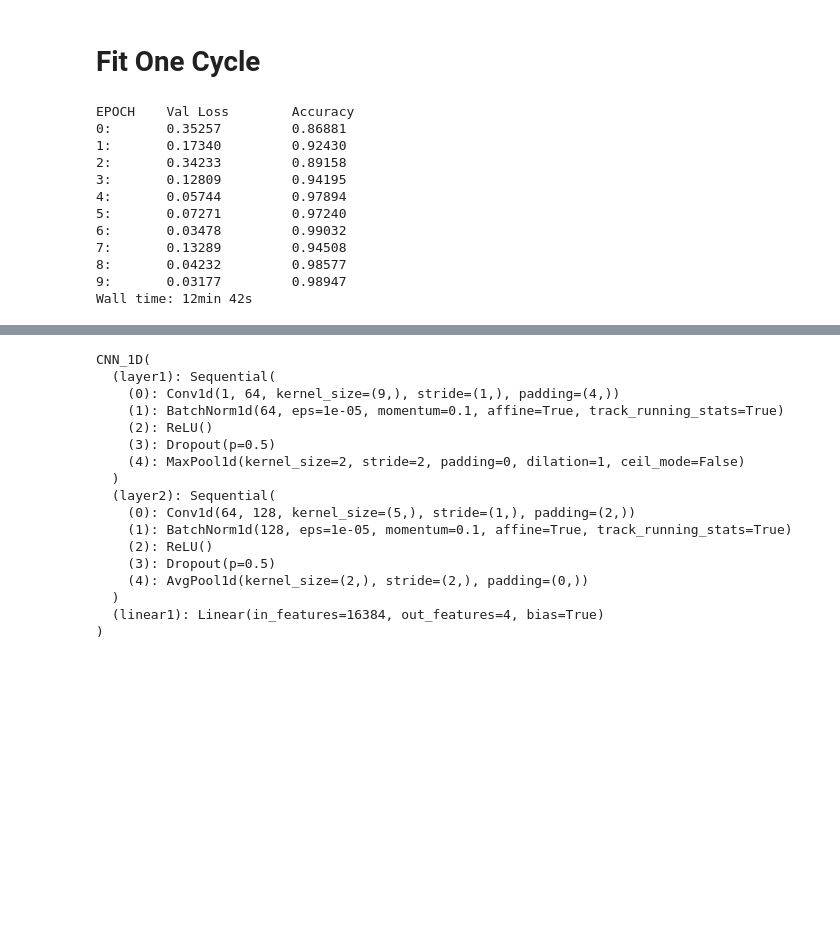
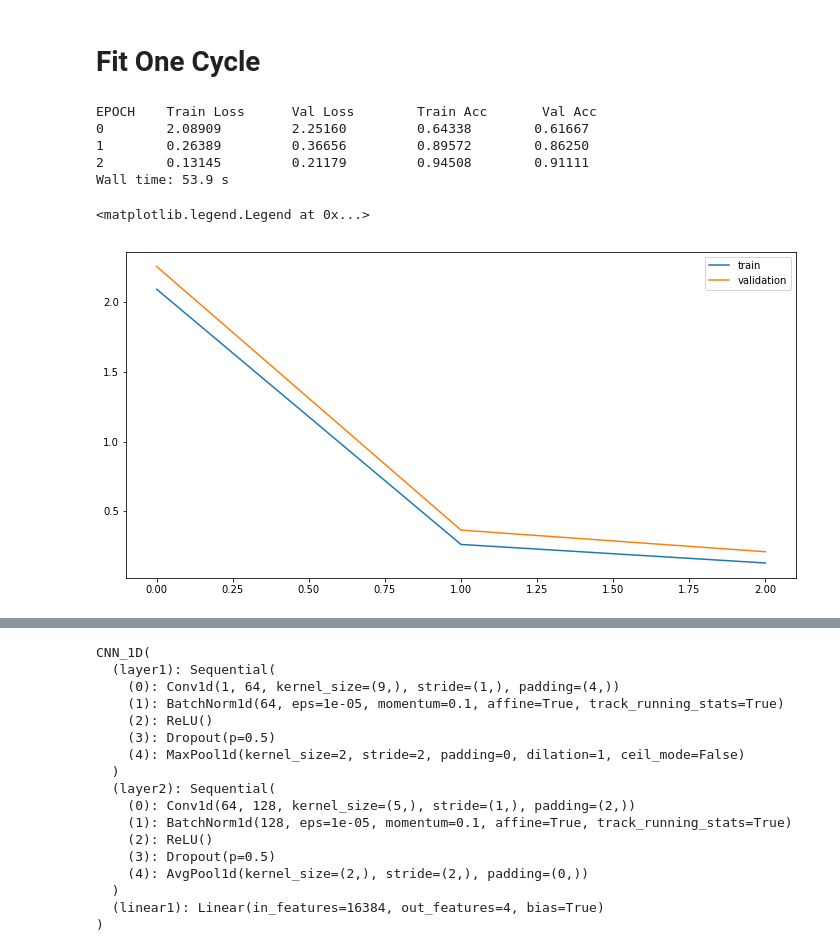
Before and after one commit to XiongMeijing/CWRU-1, a Jupyter notebook: CWRU_Dataset.ipynb, the cells around one changed output, grey strips where cells are left out. Drawn from its saved outputs; the diff is of its cells as text; code cells hidden in the pictures; blank space fills up the shorter version.

```diff
--- a/CWRU_Dataset.ipynb
+++ b/CWRU_Dataset.ipynb
@@ -362,9 +65,13 @@ class CNN_1D(nn.Module):
 # %% [markdown]
 # Train Test Split
 # %%
-df_all = get_df_all(normal_path, DE_path, segment_length=5000, normalize=True)
+df_all = get_df_all(normal_path, DE_path, segment_length=500, normalize=True)
 features = df_all.columns[2:]
 target = 'label'
+# %%
+subsample_size = len(df_all) // 5
+subsample_idx = np.random.permutation(len(df_all))[:subsample_size]
+df_all = df_all.iloc[subsample_idx]
 # %%
 X_train, X_valid, y_train, y_valid = train_test_split(df_all[features],
                                                       df_all[target],
@@ -475,28 +172,21 @@ print(len(y_valid))
 # %% [markdown]
 # Fit One Cycle
 # %%
-lr = 0.03
-bs = 64
+lr = 0.01
+# bs = 64
 wd = 1e-5
-epochs = 10
+epochs = 3
 loss_func = CrossEntropyLoss()
-onecycle = OneCycle(int(len(X_train) * epochs / bs), lr, prcnt=10, momentum_vals=(0.95, 0.8))
+onecycle = OneCycle(int(len(X_train) * epochs / bs), lr, prcnt=10, div=25, momentum_vals=(0.95, 0.8))
 # %%
 %%time
-model = CNN_1D(len(features))
-opt = optim.SGD(model.parameters(), lr=lr/10, momentum=0.95, weight_decay=wd)
-# opt = optim.Adam(model.parameters(), lr=lr, betas=(0.9, 0.999), weight_decay=wd)
-model = fit_one_cycle(epochs, model, loss_func, opt, train_dl, valid_dl, onecycle)
+model = nn_model.CNN_1D_2L(len(features))
+# opt = optim.SGD(model.parameters(), lr=lr/10, momentum=0.95, weight_decay=wd)
+opt = optim.Adam(model.parameters(), lr=lr/10, betas=(0.9, 0.999), weight_decay=wd)
+model, metrics = fit(epochs, model, loss_func, opt, train_dl, valid_dl, one_cycle=onecycle, train_metric=True)
 # %% [output]
-EPOCH    Val Loss        Accuracy
-0:       0.35257         0.86881
-1:       0.17340         0.92430
-2:       0.34233         0.89158
-3:       0.12809         0.94195
-4:       0.05744         0.97894
-5:       0.07271         0.97240
-6:       0.03478         0.99032
-7:       0.13289         0.94508
-8:       0.04232         0.98577
-9:       0.03177         0.98947
-Wall time: 12min 42s
+EPOCH    Train Loss      Val Loss        Train Acc       Val Acc
+0        2.08909         2.25160         0.64338        0.61667
+1        0.26389         0.36656         0.89572        0.86250
+2        0.13145         0.21179         0.94508        0.91111
+Wall time: 53.9 s
@@ -508,0 +193,8 @@ model = fit_one_cycle(epochs, model, loss_func, opt, train_dl, valid_dl, onecycl
+# %%
+plt.figure(figsize=(12,6))
+plt.plot(range(epochs), metrics["train_loss"], label='train')
+plt.plot(range(epochs), metrics["val_loss"], label='validation')
+plt.legend()
+# %% [output]
+<matplotlib.legend.Legend at 0x...>
+[figure, added]
```
Also changed, not shown: parts of 16 cells of this notebook.
